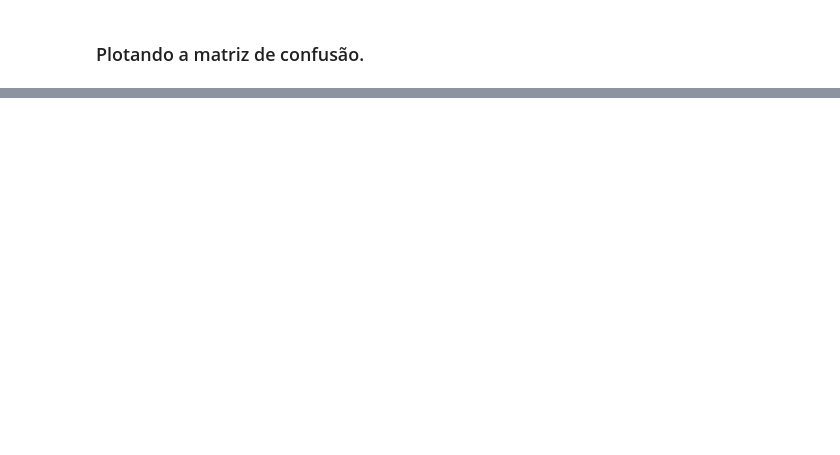
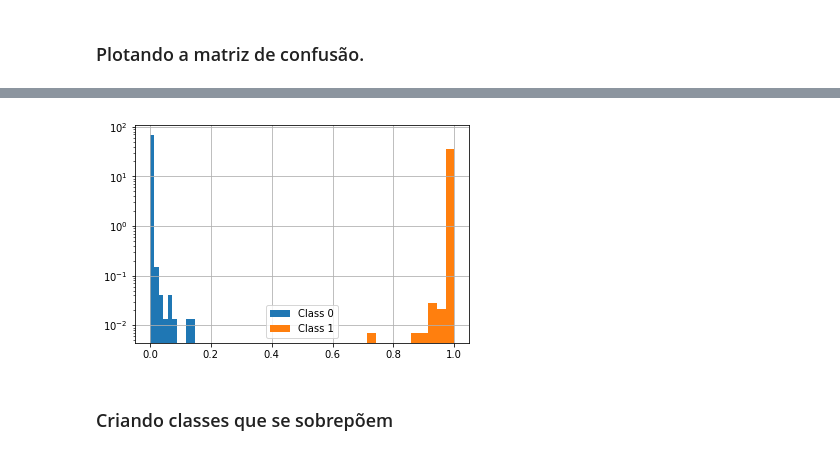
Before and after one commit to zz4fap/tp555-ml, a Jupyter notebook: exemplos/classification/linear/logistic/variando_limiar_de_quantização.ipynb, the cells around one changed output, grey strips where cells are left out. Cells and saved outputs as stored; diff of their text form; code cells hidden in the pictures; blank space fills up the shorter version.

```diff
--- a/exemplos/classification/linear/logistic/variando_limiar_de_quantização.ipynb
+++ b/exemplos/classification/linear/logistic/variando_limiar_de_quantização.ipynb
@@ -276,0 +107,2 @@ plt.show()
+# %%
+y_prob = model.predict_proba(Xl)
@@ -276,0 +119,14 @@ plt.show()
+# %%
+idx0 = y==0
+idx1 = y==1
+
+plt.hist(y_prob[idx0,1], bins=10, density=True, label='Class 0')
+plt.hist(y_prob[idx1,1], bins=10, density=True, label='Class 1')
+plt.yscale('log')
+plt.legend()
+plt.grid()
+plt.show()
+# %% [output]
+[figure, added]
+# %% [markdown]
+### Criando classes que se sobrepõem
```
Also changed, not shown: parts of 42 cells of this notebook, 5 other files.
